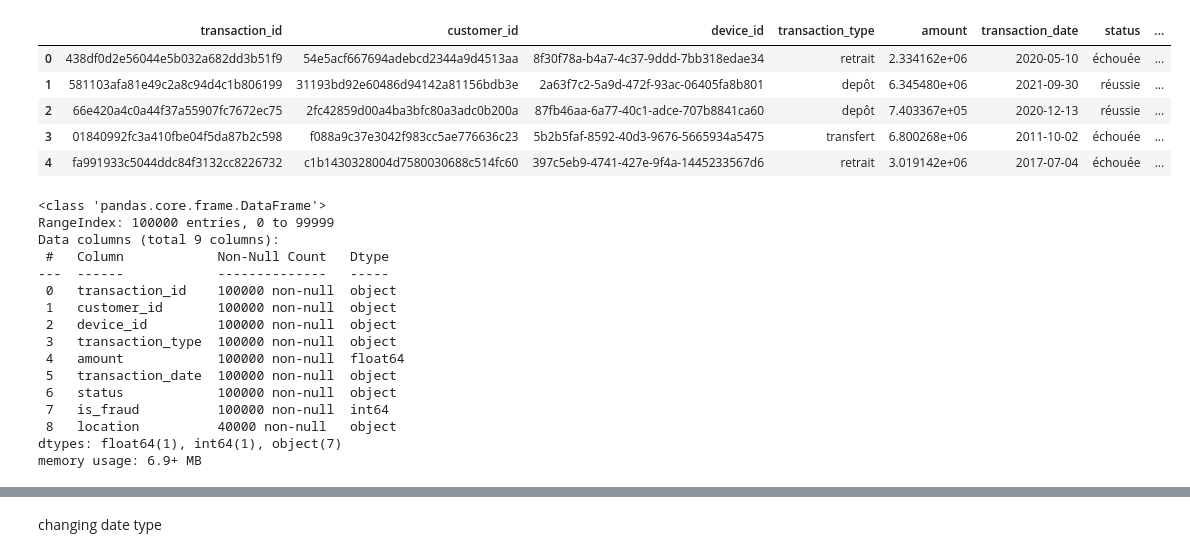
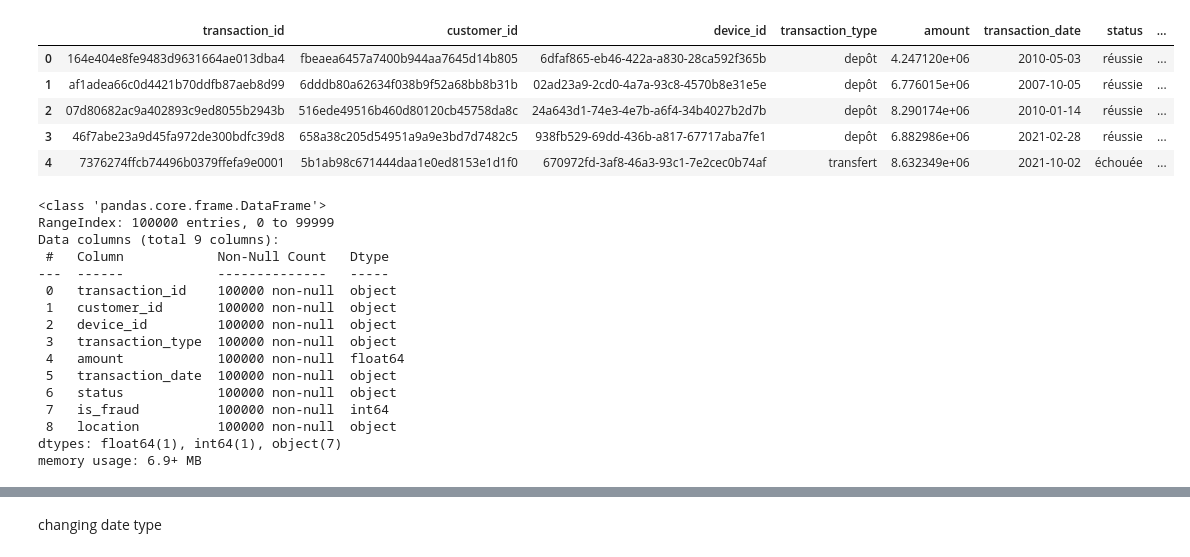
Before and after one commit to Anaaurelle237/AI_Summer_projet_8, a Jupyter notebook: notebooks/EDA.ipynb, the cells around one changed output, grey strips where cells are left out. Drawn from its saved outputs; the diff is of its cells as text; code cells hidden in the pictures.

```diff
--- a/notebooks/EDA.ipynb
+++ b/notebooks/EDA.ipynb
@@ -7,14 +9,17 @@ import seaborn as sns
 %matplotlib inline
+# %%
+# Create a connection to the SQLite database
+conn = sqlite3.connect('../Data/db/fraude_detection_warehouse.db')
 # %%
-transactions = pd.read_csv('../Data/Train/transactions.csv')
+transactions = pd.read_sql('SELECT * FROM transactions', conn)
 transactions.head()
 # %% [output]
 |  | transaction_id | customer_id | device_id | transaction_type | amount | transaction_date | status | ... |
-| 0 | 438df0d2e56044e5b032a682dd3b51f9 | 54e5acf667694adebcd2344a9d4513aa | 8f30f78a-b4a7-4c37-9ddd-7bb318edae34 | retrait | 2.334162e+06 | 2020-05-10 | échouée | ... |
-| 1 | 581103afa81e49c2a8c94d4c1b806199 | 31193bd92e60486d94142a81156bdb3e | 2a63f7c2-5a9d-472f-93ac-06405fa8b801 | depôt | 6.345480e+06 | 2021-09-30 | réussie | ... |
-| 2 | 66e420a4c0a44f37a55907fc7672ec75 | 2fc42859d00a4ba3bfc80a3adc0b200a | 87fb46aa-6a77-40c1-adce-707b8841ca60 | depôt | 7.403367e+05 | 2020-12-13 | réussie | ... |
-| 3 | 01840992fc3a410fbe04f5da87b2c598 | f088a9c37e3042f983cc5ae776636c23 | 5b2b5faf-8592-40d3-9676-5665934a5475 | transfert | 6.800268e+06 | 2011-10-02 | échouée | ... |
-| 4 | fa991933c5044ddc84f3132cc8226732 | c1b1430328004d7580030688c514fc60 | 397c5eb9-4741-427e-9f4a-1445233567d6 | retrait | 3.019142e+06 | 2017-07-04 | échouée | ... |
+| 0 | 164e404e8fe9483d9631664ae013dba4 | fbeaea6457a7400b944aa7645d14b805 | 6dfaf865-eb46-422a-a830-28ca592f365b | depôt | 4.247120e+06 | 2010-05-03 | réussie | ... |
+| 1 | af1adea66c0d4421b70ddfb87aeb8d99 | 6dddb80a62634f038b9f52a68bb8b31b | 02ad23a9-2cd0-4a7a-93c8-4570b8e31e5e | depôt | 6.776015e+06 | 2007-10-05 | réussie | ... |
+| 2 | 07d80682ac9a402893c9ed8055b2943b | 516ede49516b460d80120cb45758da8c | 24a643d1-74e3-4e7b-a6f4-34b4027b2d7b | depôt | 8.290174e+06 | 2010-01-14 | réussie | ... |
+| 3 | 46f7abe23a9d45fa972de300bdfc39d8 | 658a38c205d54951a9a9e3bd7d7482c5 | 938fb529-69dd-436b-a817-67717aba7fe1 | depôt | 6.882986e+06 | 2021-02-28 | réussie | ... |
+| 4 | 7376274ffcb74496b0379ffefa9e0001 | 5b1ab98c671444daa1e0ed8153e1d1f0 | 670972fd-3af8-46a3-93c1-7e2cec0b74af | transfert | 8.632349e+06 | 2021-10-02 | échouée | ... |
 # %%
 transactions.info()
 # %% [output]
@@ -31,7 +36,7 @@ Data columns (total 9 columns):
  5   transaction_date  100000 non-null  object
  6   status            100000 non-null  object
  7   is_fraud          100000 non-null  int64
- 8   location          40000 non-null   object
+ 8   location          100000 non-null  object
 dtypes: float64(1), int64(1), object(7)
 memory usage: 6.9+ MB
 # %%
```
Also changed, not shown: parts of 23 cells of this notebook, 2 other files.
